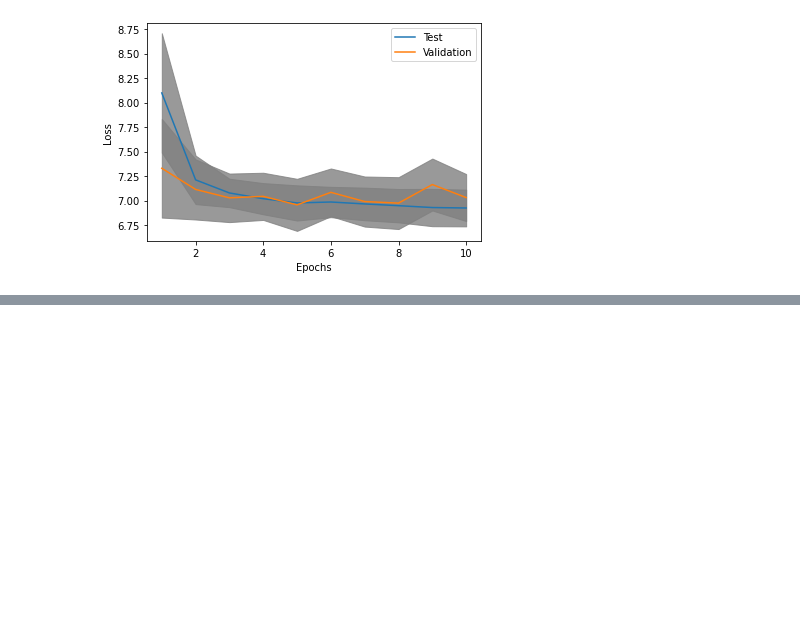
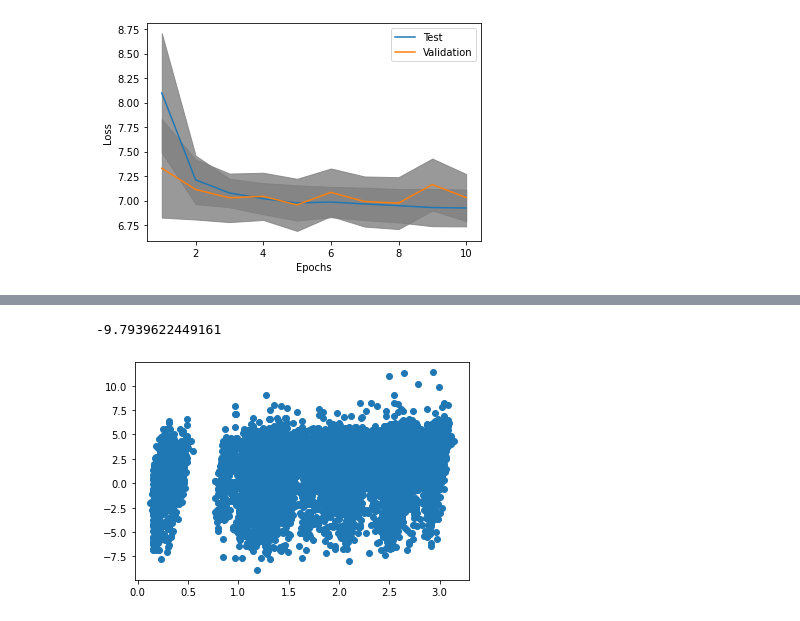
Before and after one commit to Nik-BB/Codebase, a Jupyter notebook: Test_functions.ipynb, the cells around one changed output, grey strips where cells are left out. Cells and saved outputs as stored; diff of their text form; code cells hidden in the pictures; blank space fills up the shorter version.

Commit message:
Add and test testing functions

```diff
--- a/Test_functions.ipynb
+++ b/Test_functions.ipynb
@@ -154,0 +158,3 @@ ms_nb.plot_cv(loss, val_loss, epochs=10)
+# %%
+dnn_test = build_test_dnn([5])
+dnn_test.fit([x_train, xdrug_train], y_train, epochs=5, batch_size=1)
@@ -154,0 +179,8 @@ ms_nb.plot_cv(loss, val_loss, epochs=10)
+# %%
+dnn_pre = dnn_test.predict([x_test, xdrug_test])
+dnn_pre = dnn_pre.reshape(len(dnn_pre))
+plt.scatter(dnn_pre, y_test)
+r2_score(dnn_pre, y_test)
+# %% [output]
+-9.7939622449161
+[figure, added]
```
Also changed, not shown: parts of 13 cells of this notebook, 2 other files.
